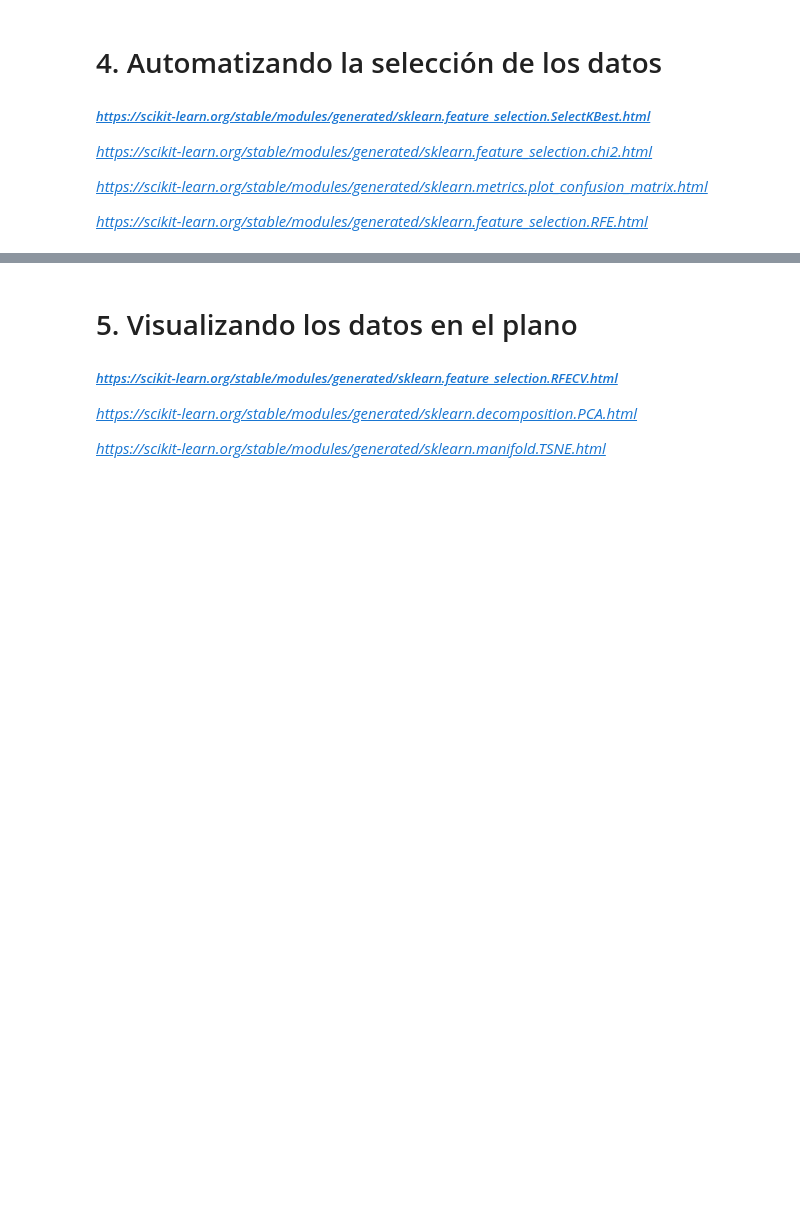
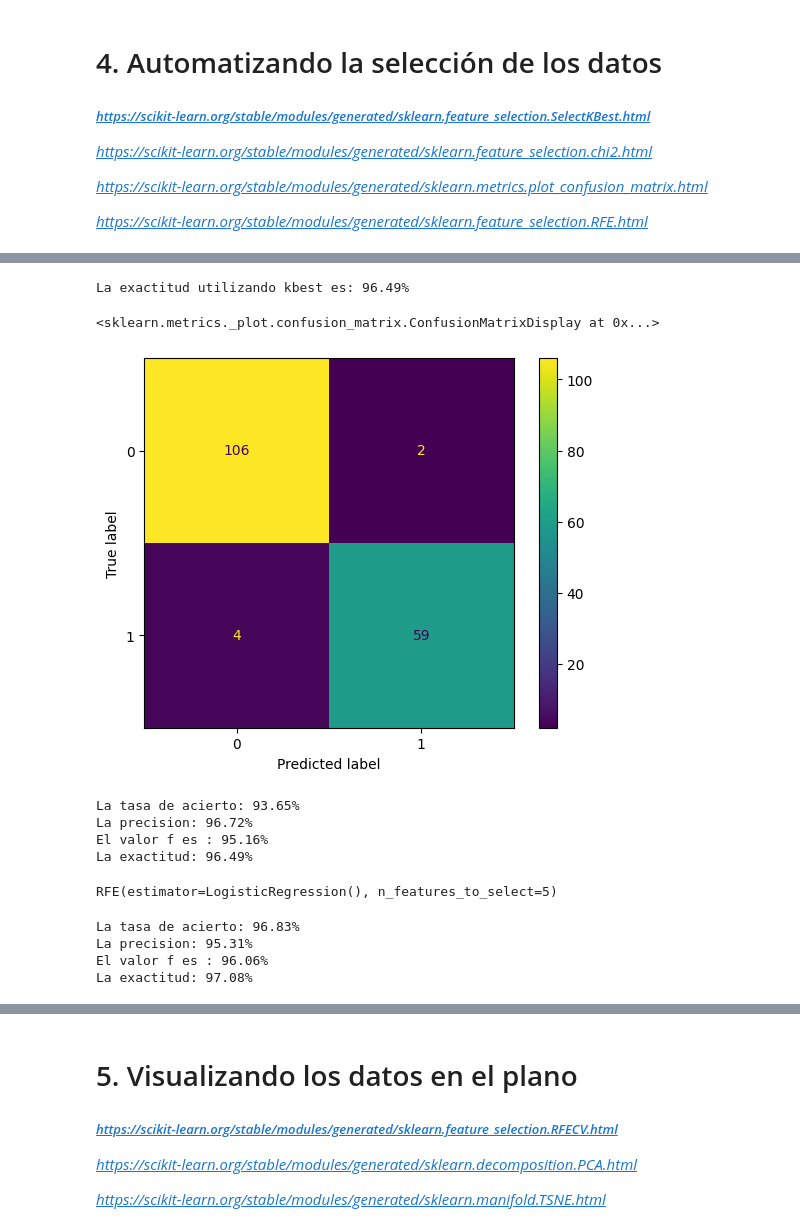
Before and after one commit to MiguelFigueroa02/1820-machine-learning-lidiando-con-datos-de-muchas-dimensiones, a Jupyter notebook: dimensionality_reduction.ipynb, the cells around one changed output, grey strips where cells are left out. Cells and saved outputs as stored; diff of their text form; code cells hidden in the pictures; blank space fills up the shorter version.

Commit message:
Feat: Reduction of dimensionality using RFE and Kbest models for feature selection.

```diff
--- a/dimensionality_reduction.ipynb
+++ b/dimensionality_reduction.ipynb
@@ -211,0 +339,6 @@ violin(20,32)
+# %%
+X4 = X.drop(columns=['examen_29','examen_4','examen_3','examen_24'], axis=1)
+# %%
+X_train, X_test, y_train, y_test = train_test_split(X4, y, random_state=42, test_size=0.30)
+# %%
+kbest.fit(X_train, y_train)
@@ -211,0 +347,5 @@ violin(20,32)
+# %%
+kbest_train= kbest.transform(X_train)
+kbest_test = kbest.transform(X_test)
+logistic= LogisticRegression()
+logistic.fit(kbest_train, y_train)
@@ -211,0 +367,11 @@ violin(20,32)
+# %%
+print(f'La exactitud utilizando kbest es: {round(logistic.score(kbest_test, y_test)*100, 2)}%')
+# %% [output]
+La exactitud utilizando kbest es: 96.49%
+# %%
+from sklearn.metrics import ConfusionMatrixDisplay
+
+ConfusionMatrixDisplay.from_estimator(logistic, kbest_test, y_test)
+# %% [output]
+<sklearn.metrics._plot.confusion_matrix.ConfusionMatrixDisplay at 0x...>
+[figure, added]
@@ -211,0 +387,7 @@ violin(20,32)
+# %%
+seleccion(kbest_train, kbest_test)
+# %% [output]
+La tasa de acierto: 93.65%
+La precision: 96.72%
+El valor f es : 95.16%
+La exactitud: 96.49%
@@ -211,0 +396,18 @@ violin(20,32)
+# %%
+X_train, X_test, y_train, y_test = train_test_split(X3, y, random_state=42, test_size=0.30)
+logistic = LogisticRegression()
+logistic.fit(X_train, y_train)
+rfe = RFE(estimator=logistic, n_features_to_select=5, step=1)
+rfe.fit(X_train, y_train)
+# %% [output]
+RFE(estimator=LogisticRegression(), n_features_to_select=5)
+# %%
+rfe_train = rfe.transform(X_train)
+rfe_test = rfe.transform(X_test)
+
+seleccion(rfe_train, rfe_test)
+# %% [output]
+La tasa de acierto: 96.83%
+La precision: 95.31%
+El valor f es : 96.06%
+La exactitud: 97.08%
```
Also changed, not shown: parts of 23 cells of this notebook.
